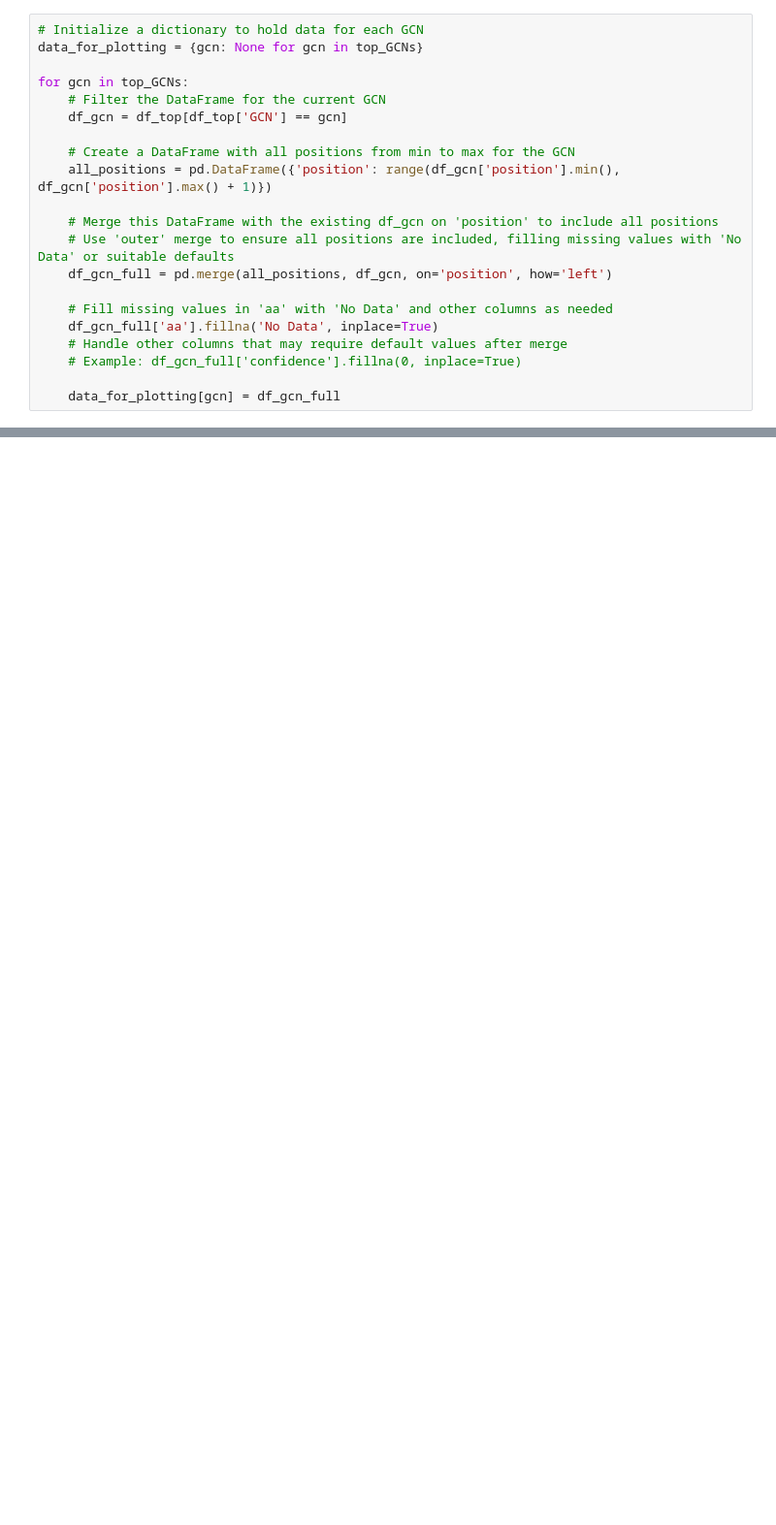
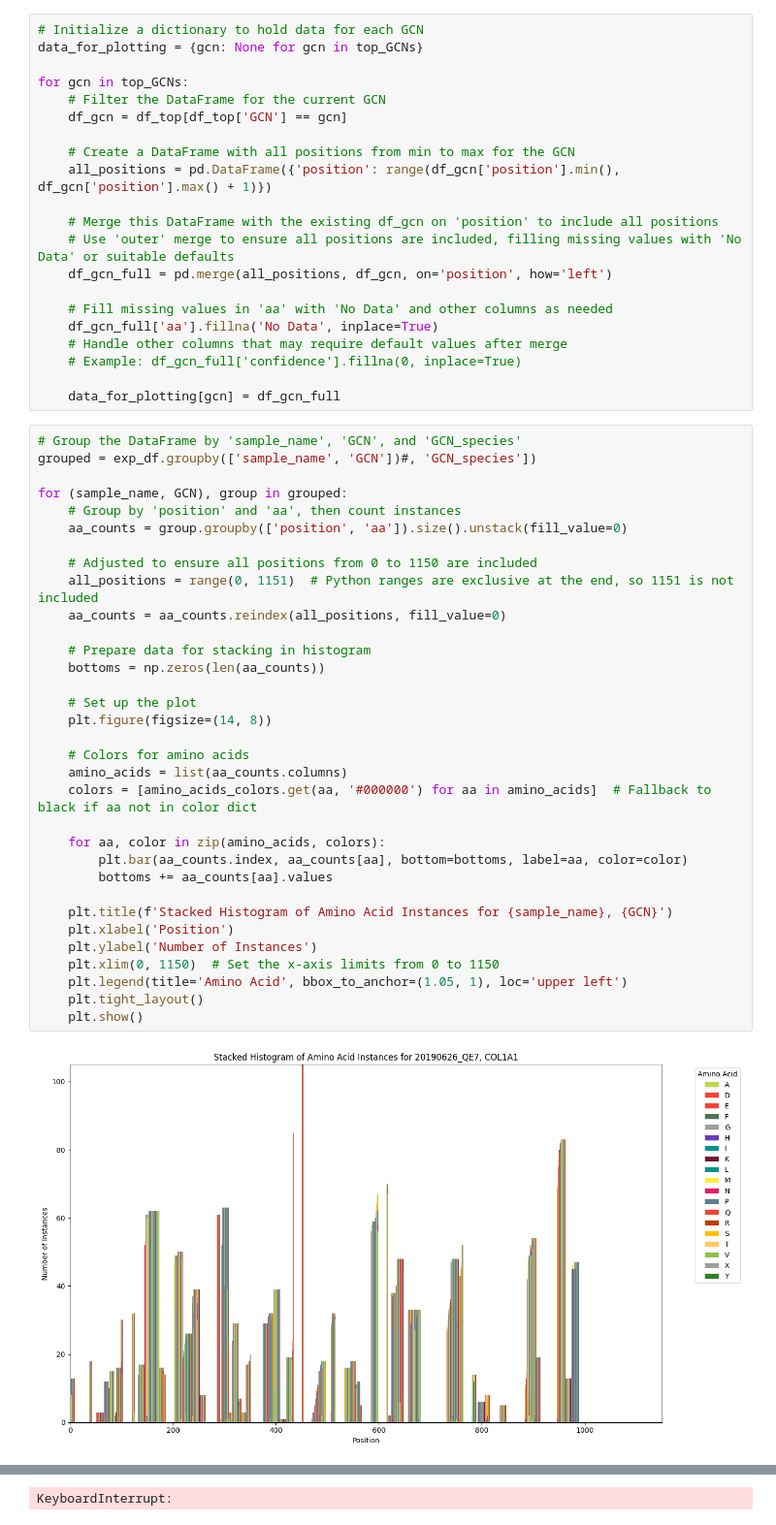
Before and after one commit to Palaeoprot/pFind, a Jupyter notebook: pFind_Analysis.ipynb, the cells around one changed output, grey strips where cells are left out. Shown at 97% size. Saved outputs shown, nothing was run; the diff lists cells and outputs as text; blank space fills up the shorter version.

```diff
--- a/pFind_Analysis.ipynb
+++ b/pFind_Analysis.ipynb
@@ -821,3 +1035,38 @@ for gcn in top_GCNs:
     # Example: df_gcn_full['confidence'].fillna(0, inplace=True)
 
     data_for_plotting[gcn] = df_gcn_full
+# %%
+# Group the DataFrame by 'sample_name', 'GCN', and 'GCN_species'
+grouped = exp_df.groupby(['sample_name', 'GCN'])#, 'GCN_species'])
+
+for (sample_name, GCN), group in grouped:
+    # Group by 'position' and 'aa', then count instances
+    aa_counts = group.groupby(['position', 'aa']).size().unstack(fill_value=0)
+
+    # Adjusted to ensure all positions from 0 to 1150 are included
+    all_positions = range(0, 1151)  # Python ranges are exclusive at the end, so 1151 is not included
+    aa_counts = aa_counts.reindex(all_positions, fill_value=0)
+
+    # Prepare data for stacking in histogram
+    bottoms = np.zeros(len(aa_counts))
+
+    # Set up the plot
+    plt.figure(figsize=(14, 8))
+
+    # Colors for amino acids
+    amino_acids = list(aa_counts.columns)
+    colors = [amino_acids_colors.get(aa, '#000000') for aa in amino_acids]  # Fallback to black if aa not in color dict
+
+    for aa, color in zip(amino_acids, colors):
+        plt.bar(aa_counts.index, aa_counts[aa], bottom=bottoms, label=aa, color=color)
+        bottoms += aa_counts[aa].values
+
+    plt.title(f'Stacked Histogram of Amino Acid Instances for {sample_name}, {GCN}')
+    plt.xlabel('Position')
+    plt.ylabel('Number of Instances')
+    plt.xlim(0, 1150)  # Set the x-axis limits from 0 to 1150
+    plt.legend(title='Amino Acid', bbox_to_anchor=(1.05, 1), loc='upper left')
+    plt.tight_layout()
+    plt.show()
+# %% [output]
+[figure, added]
@@ -824,3 +1082,4 @@ for gcn in top_GCNs:
+KeyboardInterrupt:
 # %%
 # Group the DataFrame by 'sample_name', 'GCN', and 'GCN_species'
 grouped = exp_df.groupby(['sample_name', 'GCN', 'GCN_species'])
```
Also changed, not shown: parts of 23 cells of this notebook.
